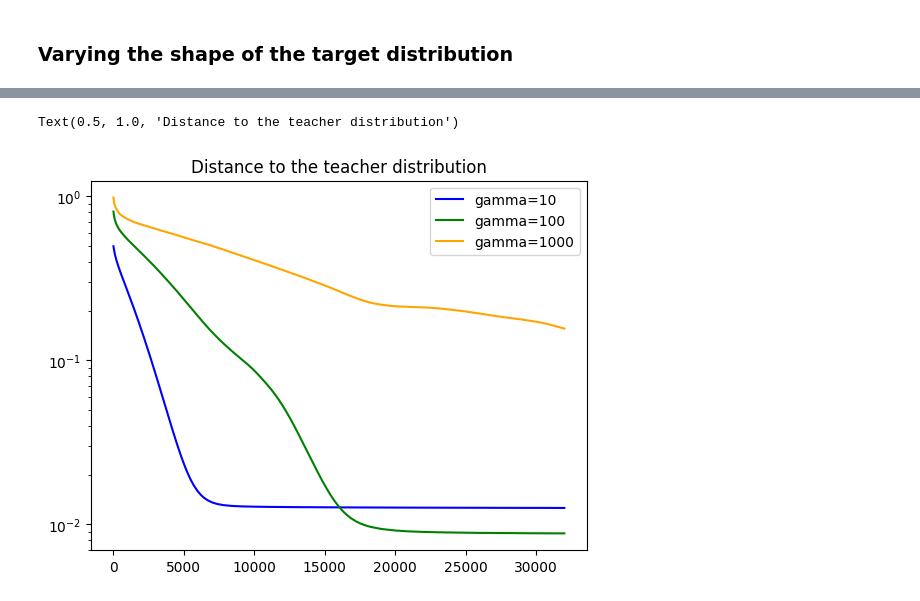
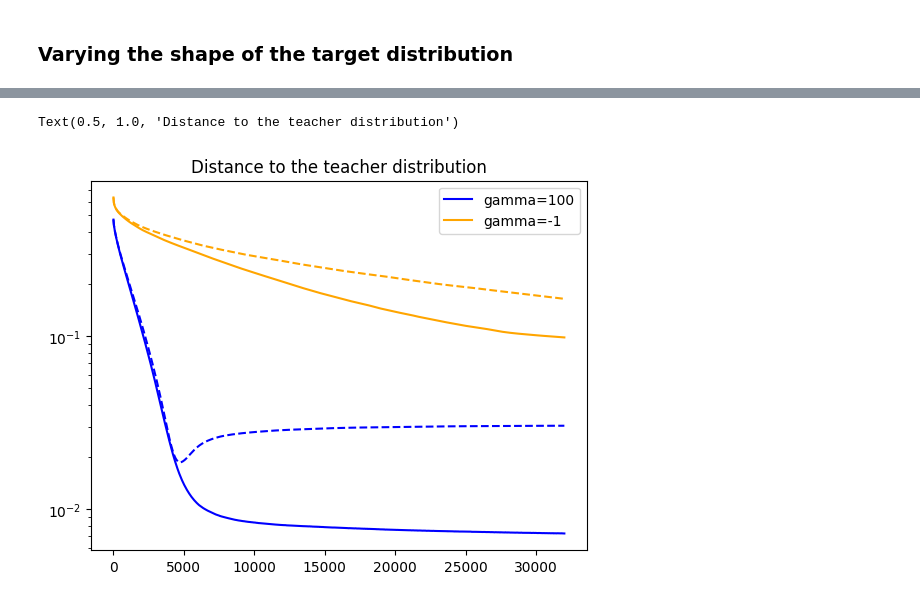
Before and after one commit to rbarboni/VarPro, a Jupyter notebook: Results_convolution.ipynb, the cells around one changed output, grey strips where cells are left out. Cells and saved outputs as stored; diff of their text form; code cells hidden in the pictures.

```diff
--- a/Results_convolution.ipynb
+++ b/Results_convolution.ipynb
@@ -21,10 +21,10 @@ dict_unbiased = {}
 
 for seed in tqdm(seed_list):
     for width in width_list:
-        path = f'VarPro_convolution_2d/results/width{width:.0f}_lmbda-2.0_gamma100.0_N4096_ts-10.0_seed{seed:.0f}.pkl.gz'
+        path = f'VarPro_convolution_2d/results/width{width:.0f}_lmbda-3.0_gamma100.0_N4096_ts-10.0_seed{seed:.0f}.pkl.gz'
         with gzip.open(path, 'rb') as f:
             dict[(seed, width)] = pickle.load(f)
-        path_unbiased = f'VarPro_convolution_2d_unbiased/results/width{width:.0f}_lmbda-2.0_gamma100.0_N4096_ts-10.0_seed{seed:.0f}.pkl.gz'
+        path_unbiased = f'VarPro_convolution_2d_unbiased/results/width{width:.0f}_lmbda-3.0_gamma100.0_N4096_ts-10.0_seed{seed:.0f}.pkl.gz'
         with gzip.open(path_unbiased, 'rb') as f:
             dict_unbiased[(seed, width)] = pickle.load(f)
 # %%
@@ -149,7 +149,7 @@ Text(0.5, 1.0, 'Distance to the teacher distribution')
 # %% [markdown]
 ### Varying the shape of the target distribution
 # %%
-gamma_list = [10, 100, 1000]
-color_dict = {10: 'blue', 100: 'green', 1000: 'orange'}
+gamma_list = [100, -1]
+color_dict = {100: 'blue', -1: 'orange'}
 # %%
 dict = {}
@@ -161,7 +166,13 @@ for gamma in gamma_list:
 # %%
 for gamma in gamma_list:
-    plt.plot(dict[gamma]['loss_list'], color=color_dict[gamma], label=f'gamma={gamma}')
+    res = np.zeros(32000)
+    for seed in seed_list:
+        res += np.array(dict[(seed, gamma)]['loss_list'])
+    res /= len(seed_list)
+    plt.plot(res, color=color_dict[gamma], label=f'gamma={gamma}')
+    #plt.plot(dict[gamma]['loss_list'], color=color_dict[gamma], label=f'gamma={gamma}')
 plt.legend()
 plt.yscale('log')
-plt.title('Evolution of the (reduced) risk')
+plt.xscale('log')
+plt.title('Evolution of the reduced risk')
 # %% [output]
@@ -169,0 +181,11 @@ Text(0.5, 1.0, 'Evolution of the (reduced) risk')
+# %%
+for gamma in gamma_list:
+    res = np.zeros(32000)
+    for seed in seed_list:
+        res += np.array(dict_unbiased[(seed, gamma)]['loss_list'])
+    res /= len(seed_list)
+    plt.plot(res, color=color_dict[gamma], label=f'gamma={gamma}')
+    #plt.plot(dict[gamma]['loss_list'], color=color_dict[gamma], label=f'gamma={gamma}')
+plt.legend()
+plt.yscale('log')
+plt.title('Evolution of the (unbiased) reduced risk')
@@ -170,9 +195,19 @@ Text(0.5, 1.0, 'Evolution of the (reduced) risk')
 # %%
 for gamma in gamma_list:
-    plt.plot(dict[gamma]['distance_teacher_idx'], dict[gamma]['distance_teacher_list'], color=color_dict[gamma], label=f'gamma={gamma}')
+    idx = dict[(0,gamma)]['distance_teacher_idx']
+    res = np.zeros(len(idx))
+    res_unbiased = np.zeros(len(idx))
+    for seed in seed_list:
+        res += np.array(dict[(seed, gamma)]['distance_teacher_list'])
+        res_unbiased += np.array(dict_unbiased[(seed, gamma)]['distance_teacher_list'])
+    res /= len(seed_list)
+    res_unbiased /= len(seed_list)
+    plt.plot(idx, res_unbiased, color=color_dict[gamma], label=f'gamma={gamma}')
+    plt.plot(idx, res, '--', color=color_dict[gamma])
+    #plt.plot(dict[gamma]['distance_teacher_idx'], dict[gamma]['distance_teacher_list'], color=color_dict[gamma], label=f'gamma={gamma}')
 plt.legend()
 plt.yscale('log')
 plt.title('Distance to the teacher distribution')
 # %% [output]
 Text(0.5, 1.0, 'Distance to the teacher distribution')
-[figure, old version]
+[figure, new version]
```
Also changed, not shown: parts of 13 cells of this notebook, 1 other file.
